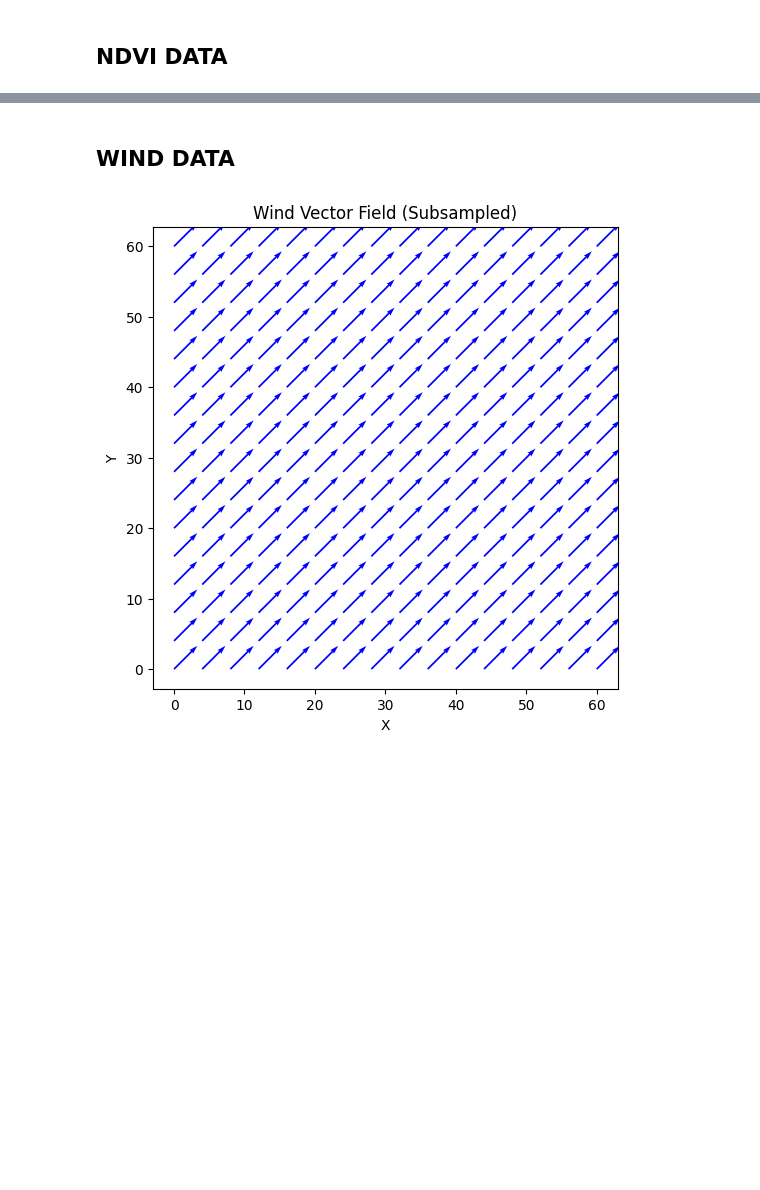
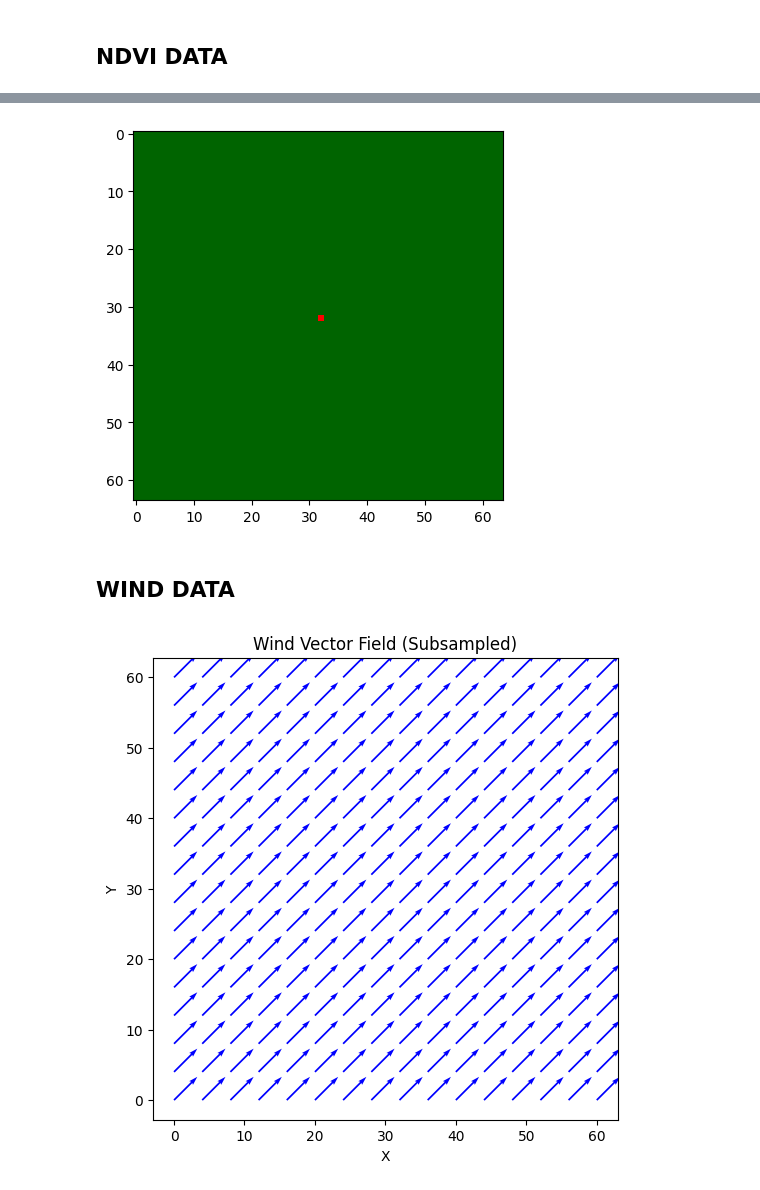
Before and after one commit to francobarrionuevoenv21/HPC_2025, a Jupyter notebook: CA_Implt_GPUs_HPC2025.ipynb, the cells around one changed output, grey strips where cells are left out. Cells and saved outputs as stored; diff of their text form; code cells hidden in the pictures; blank space fills up the shorter version.

```diff
--- a/CA_Implt_GPUs_HPC2025.ipynb
+++ b/CA_Implt_GPUs_HPC2025.ipynb
@@ -65,3 +244,9 @@ plt.show()
+# %%
+cmap_123 = ListedColormap(['darkgreen', 'red']) # ['blue', 'goldenrod', 'limegreen', 'darkgreen']
+plt.imshow(final_state, cmap=cmap_123)
+plt.show()
+# %% [output]
+[figure, added]
 # %% [markdown]
 ## WIND DATA
 # %%
```
Also changed, not shown: parts of 23 cells of this notebook.
